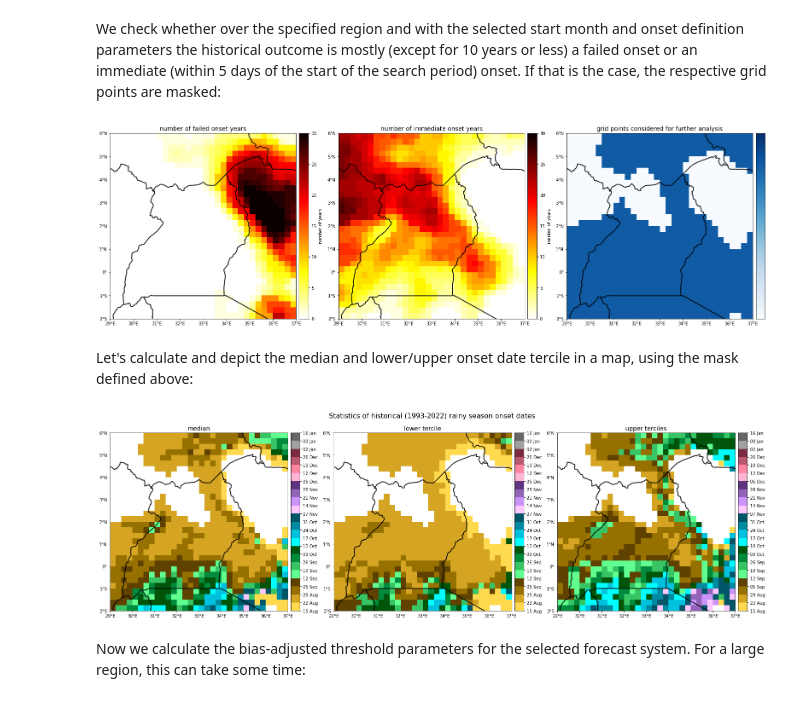
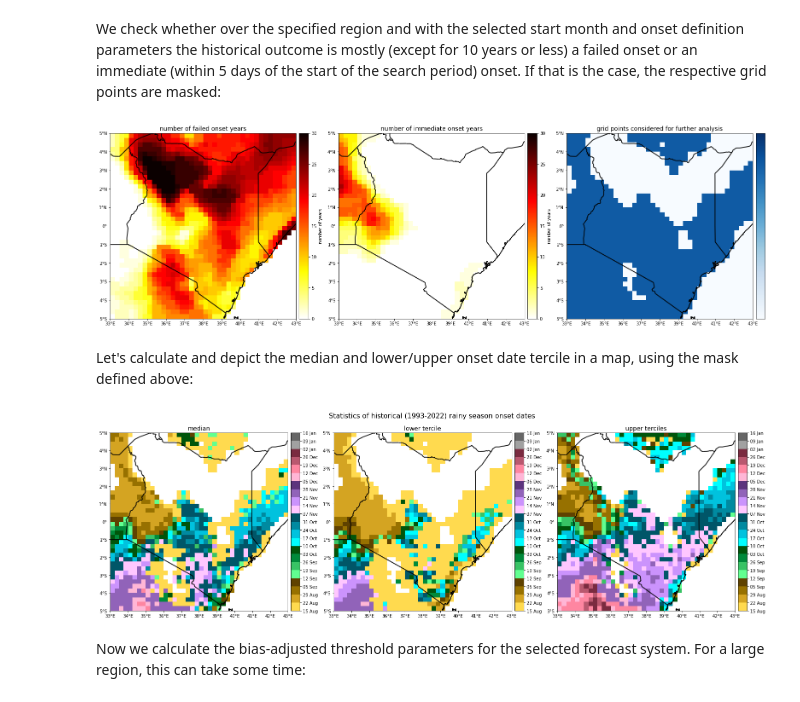
Before and after one commit to SeasonalForecastingEngine/CONFER-WP3, a Jupyter notebook: notebooks/onset_example.ipynb, the cells around one changed output. Cells and saved outputs as stored; diff of their text form; code cells hidden in the pictures.

```diff
--- a/notebooks/onset_example.ipynb
+++ b/notebooks/onset_example.ipynb
@@ -22,13 +23,16 @@ Set the variables that define the season and region in which we search for rainy
 
 The default values used by ICPAC are thr_wet = 20, thr_dry = 1, and len_dry_spell = 7. However, for drier regions within GHA, these values can lead to a large number of years with a 'failed onset' because the onset criterion is not met. The subsequent cells will evaluate that and mask grid points with too many failed onset. If too many grid points are masked, we recommend adjusting these values and e.g. permit longer dry spells or lower the threshold for a wet spell.
 # %%
-region = 'Uganda'    # Either 'GHA' for the entire domain or any country name within the GHA region
+region = 'Kenya'    # Either 'GHA' for the entire domain or any country name within the GHA region
 
-year_fcst = 2023     # year for which a rainy season onset date should be predicted
-month_start = 8      # month in which we start the onset date search (specifically: the 15th of this month)
-system = 'ecmwf'     # forecast system on which the rainy season onset forecasts will be based
+year_clm_start = 1993  # first year of the climatological reference period
+year_clm_end = 2022    # last year fof the climatological reference period
 
-thr_wet = 20         # the rainfall amount within 3 days required to consider these days a 'wet spell'
-thr_dry = 1          # the daily rainfall amount below which the day will be considered a 'dry day'
-len_dry_spell = 7    # number of consecutive dry days within 21 days after a wet spell that will invalidate an onset
+year_fcst = 2023       # year for which a rainy season onset date should be predicted
+month_start = 8        # month in which we start the onset date search (specifically: the 15th of this month)
+system = 'ecmwf'       # forecast system on which the rainy season onset forecasts will be based
+
+thr_wet = 20           # the rainfall amount within 3 days required to consider these days a 'wet spell'
+thr_dry = 1            # the daily rainfall amount below which the day will be considered a 'dry day'
+len_dry_spell = 7      # number of consecutive dry days within 21 days after a wet spell that will invalidate an onset
 # %% [markdown]
@@ -36,22 +40,21 @@ Load global parameters:
 # %%
 lon_bounds, lat_bounds = domain_boundaries(region)
-year_clm_start, year_clm_end = climatological_reference_period()
 day_start, nwks, ndts, ntwd = global_parameters()
 
 date_start = f'{year_fcst}-{month_start}-{day_start}'
 
-f1 = np.load(data_dir+'onset_colors.npz')
+f1 = np.load(output_dir+'onset_colors.npz')                      # !!!!!!!!!!!
 onsetcol = f1['onsetcol']
 f1.close()
 newcmp_onset = ListedColormap(onsetcol)
 # %% [markdown]
 Load longitude and latitude coordinates of the target grid:
 # %%
-filename_chirps = f'{data_dir}CHIRPS_daily_{year_clm_start}-{year_clm_end}_{month_start}.nc'
+filename_chirps = f'{chirps_dir}/chirps-v2.0.{year_clm_start}.days_p25.nc'
 data_load = xr.open_dataset(filename_chirps, engine='netcdf4')
-data_subset = data_load.sel(lat=slice(lat_bounds[0],lat_bounds[1]), lon=slice(lon_bounds[0],lon_bounds[1]))
-lon_chirps = data_subset.lon.values
-lat_chirps = data_subset.lat.values
+data_subset = data_load.sel(latitude=slice(lat_bounds[0],lat_bounds[1]), longitude=slice(lon_bounds[0],lon_bounds[1]))
+lon_chirps = data_subset.longitude.values
+lat_chirps = data_subset.latitude.values
 data_load.close()
 
 nlat = len(lat_chirps)
@@ -68,5 +62,5 @@ len_dry_spell_orig = np.full((nlat,nlon), len_dry_spell, dtype=int)
 # %% [markdown]
 Calculate historical rainy season onset dates based on CHIRPSv2 data with the onset definition parameters specified above:
 # %%
-onset_day_hist = calculate_onset_hist(region, month_start, thr_dry_orig, thr_wet_orig, len_dry_spell_orig, data_dir)
+onset_day_hist = calculate_onset_hist(region, month_start, year_clm_start, year_clm_end, thr_dry, thr_wet, len_dry_spell, chirps_dir)
 onset_week_hist = 1 + (onset_day_hist-1)//7
@@ -96,37 +108,42 @@ plot_fields (fields_list = [nyrs_failed_onset, nyrs_immediate_onset, 1*(~mask)],
 if np.mean(~mask) < 0.1:
     print('\nWarning! Less than 10% of the grid points in the selected region is considered for further analysis! \n\nPlease check if the selected start month and parameters defining onset are suitable for this region.\n')
 
-thr_wet_orig[mask] = np.nan
-thr_dry_orig[mask] = np.nan
+if not isinstance(thr_dry, np.ndarray):
+    thr_dry = np.full((nlat,nlon), thr_dry, dtype=float)
+if not isinstance(thr_wet, np.ndarray):
+    thr_wet = np.full((nlat,nlon), thr_wet, dtype=float)
+
+thr_wet[mask] = np.nan
+thr_dry[mask] = np.nan
 # %% [output]
-[figure, old version]
+[figure, new version]
 # %% [markdown]
 Let's calculate and depict the median and lower/upper onset date tercile in a map, using the mask defined above:
 # %%
 onset_day_median = np.median(np.where(mask, np.nan, onset_day_hist), axis=0)
 onset_week_median = np.where(mask, np.nan, 1 + (onset_day_median-1)//7)
 onset_day_lower_tercile = np.quantile(np.where(mask, np.nan, onset_day_hist), q=0.33, axis=0)
 onset_week_lower_tercile = np.where(mask, np.nan, 1 + (onset_day_lower_tercile-1)//7)
 onset_day_upper_tercile = np.quantile(np.where(mask, np.nan, onset_day_hist), q=0.67, axis=0)
 onset_week_upper_tercile = np.where(mask, np.nan, 1 + (onset_day_upper_tercile-1)//7)
 
 onset_week_labels = [(pd.Timestamp(date_start)+pd.Timedelta(days=7*iwk)).strftime("%d %b") for iwk in range(nwks+1)]
 
 plot_fields (fields_list = [onset_week_median, onset_week_lower_tercile, onset_week_upper_tercile],
           lon = lon_chirps,
           lat = lat_chirps,
           lon_bounds = lon_bounds,
           lat_bounds = lat_bounds,
-          main_title = 'Statistics of historical (1993-2022) rainy season onset dates',
+          main_title = f'Statistics of historical ({year_clm_start}-{year_clm_end}) rainy season onset dates',
           subtitle_list = ['median', 'lower tercile', 'upper terciles'],
           cmap = newcmp_onset,
           vmin = 0,
           vmax = nwks,
           ticks = [*range(nwks+1)],
           tick_labels = onset_week_labels,
           unit = '')
 # %% [output]
-[figure, old version]
+[figure, new version]
 # %% [markdown]
 Now we calculate the bias-adjusted threshold parameters for the selected forecast system. For a large region, this can take some time:
 # %%
```
Also changed, not shown: parts of 11 cells of this notebook, 10 other files.
